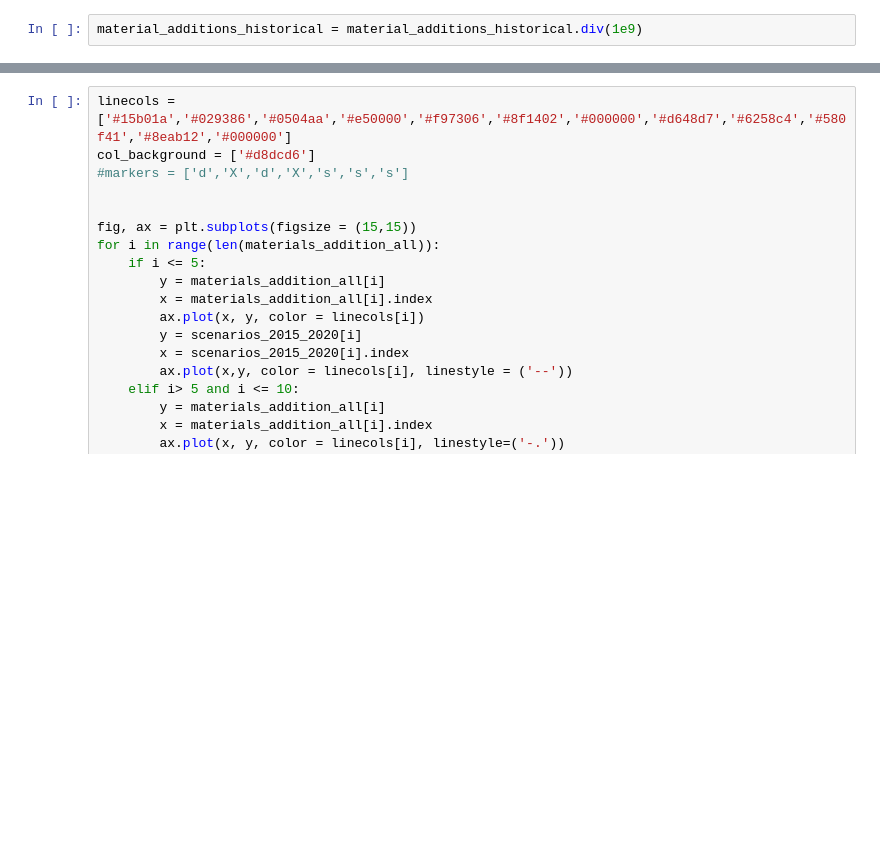
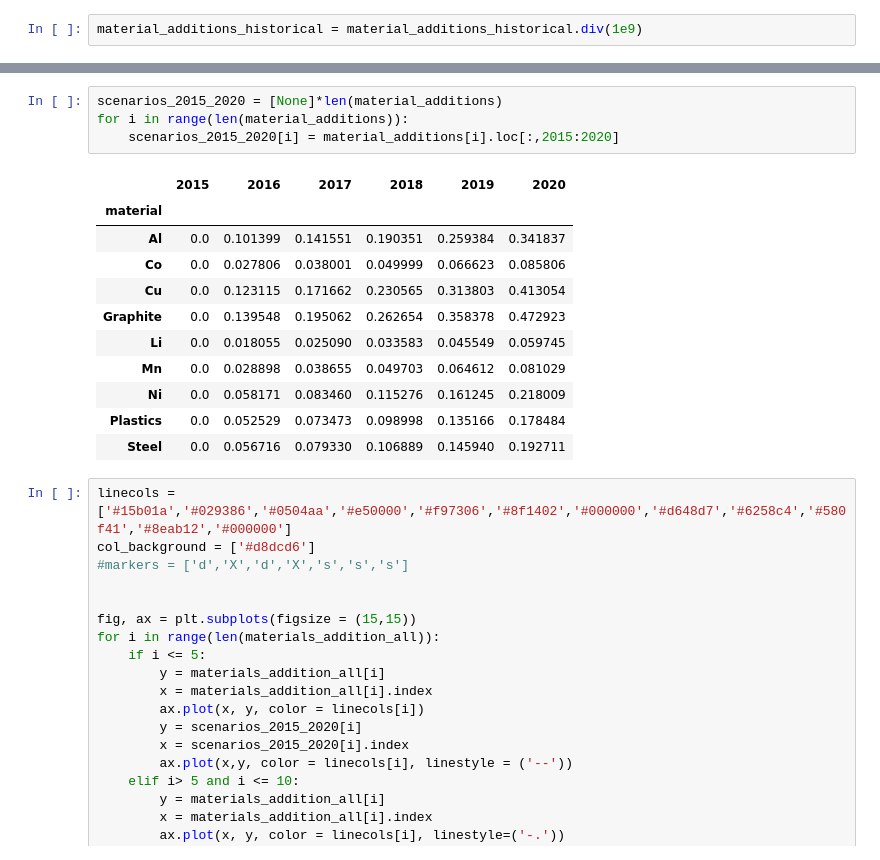
Before and after one commit to lorenzousai/LIBs-demand-, a Jupyter notebook: Visualizations.ipynb, the cells around one changed output, grey strips where cells are left out. Drawn from its saved outputs; the diff is of its cells as text; blank space fills up the shorter version.

```diff
--- a/Visualizations.ipynb
+++ b/Visualizations.ipynb
@@ -614,3 +634,19 @@ scenarios_2015_2020 = [matadd_RCP26_SSP2.divide(1e9).groupby('material').sum().s
+# %%
+scenarios_2015_2020 = [None]*len(material_additions)
+for i in range(len(material_additions)):
+    scenarios_2015_2020[i] = material_additions[i].loc[:,2015:2020]
+# %% [output]
+|  | 2015 | 2016 | 2017 | 2018 | 2019 | 2020 |
+| material |  |  |  |  |  |  |
+| Al | 0.0 | 0.101399 | 0.141551 | 0.190351 | 0.259384 | 0.341837 |
+| Co | 0.0 | 0.027806 | 0.038001 | 0.049999 | 0.066623 | 0.085806 |
+| Cu | 0.0 | 0.123115 | 0.171662 | 0.230565 | 0.313803 | 0.413054 |
+| Graphite | 0.0 | 0.139548 | 0.195062 | 0.262654 | 0.358378 | 0.472923 |
+| Li | 0.0 | 0.018055 | 0.025090 | 0.033583 | 0.045549 | 0.059745 |
+| Mn | 0.0 | 0.028898 | 0.038655 | 0.049703 | 0.064612 | 0.081029 |
+| Ni | 0.0 | 0.058171 | 0.083460 | 0.115276 | 0.161245 | 0.218009 |
+| Plastics | 0.0 | 0.052529 | 0.073473 | 0.098998 | 0.135166 | 0.178484 |
+| Steel | 0.0 | 0.056716 | 0.079330 | 0.106889 | 0.145940 | 0.192711 |
 # %%
 linecols = ['#15b01a','#029386','#0504aa','#e50000','#f97306','#8f1402','#000000','#d648d7','#6258c4','#580f41','#8eab12','#000000']
 col_background = ['#d8dcd6']
```
Also changed, not shown: parts of 5 cells of this notebook.
